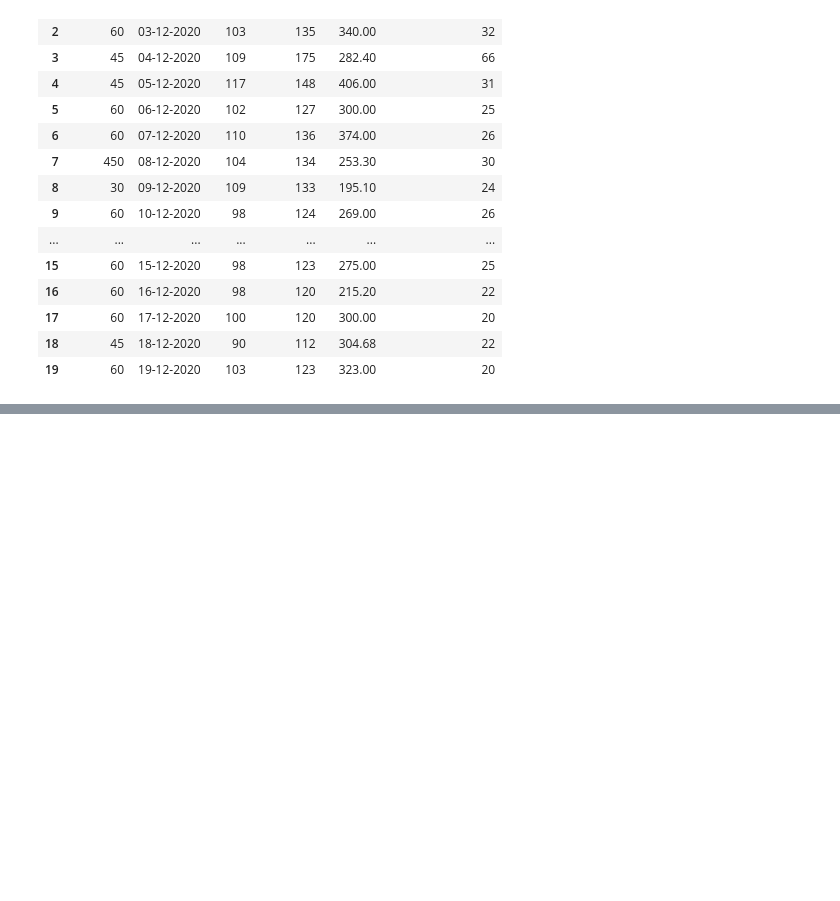
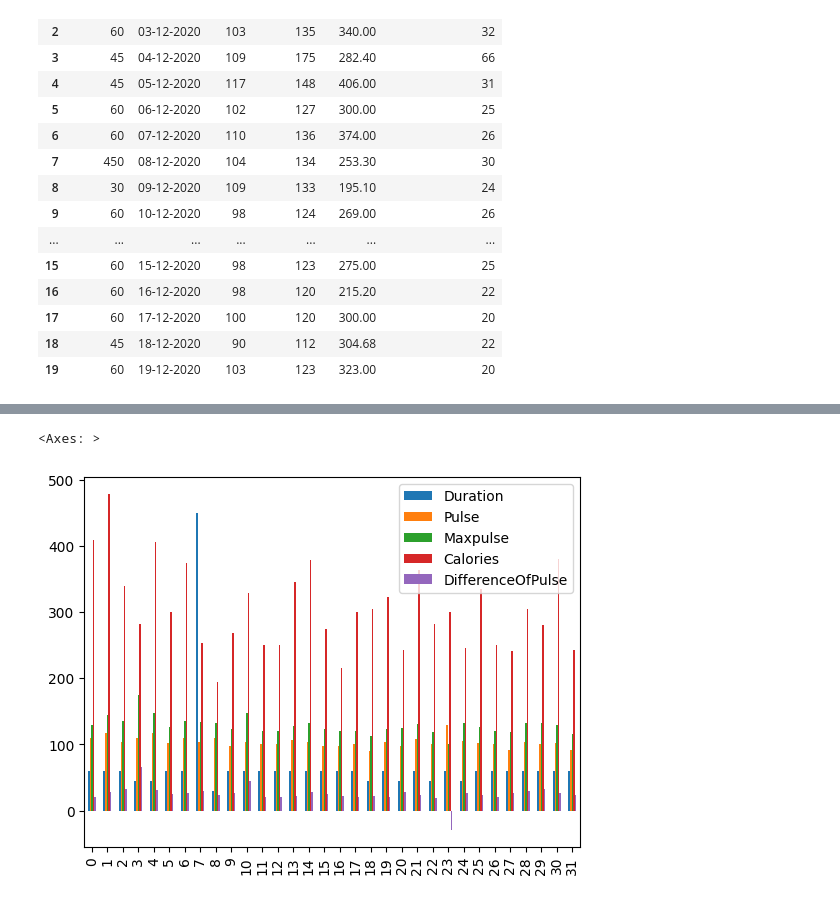
Before and after one commit to safakan/CCTB_repo_safak_atakan_celik, a Jupyter notebook: DEA113/EDA.ipynb, the cells around one changed output, grey strips where cells are left out. Drawn from its saved outputs; the diff is of its cells as text; code cells hidden in the pictures; blank space fills up the shorter version.

```diff
--- a/DEA113/EDA.ipynb
+++ b/DEA113/EDA.ipynb
@@ -212,0 +275,5 @@ dtype: int64
+# %%
+data.plot(kind='bar')
+# %% [output]
+<Axes: >
+[figure, added]
```
Also changed, not shown: parts of 16 cells of this notebook.
